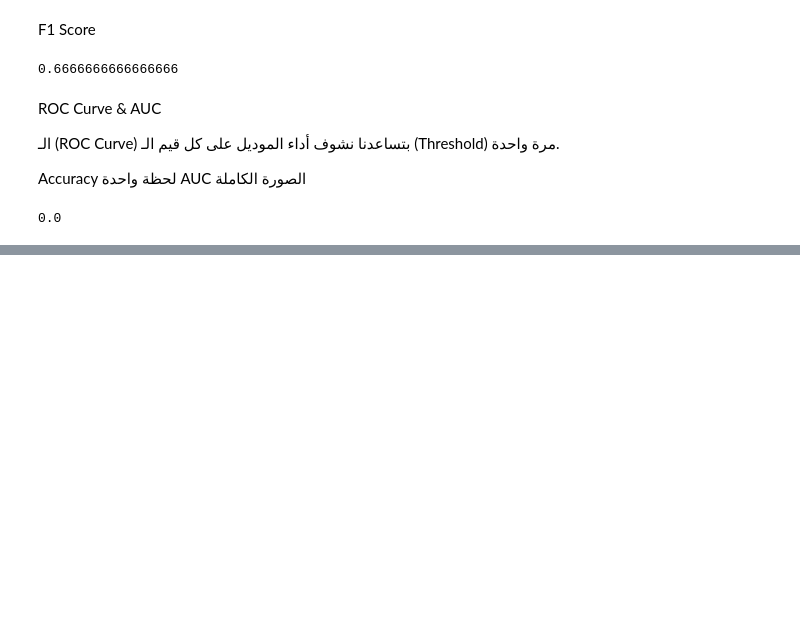
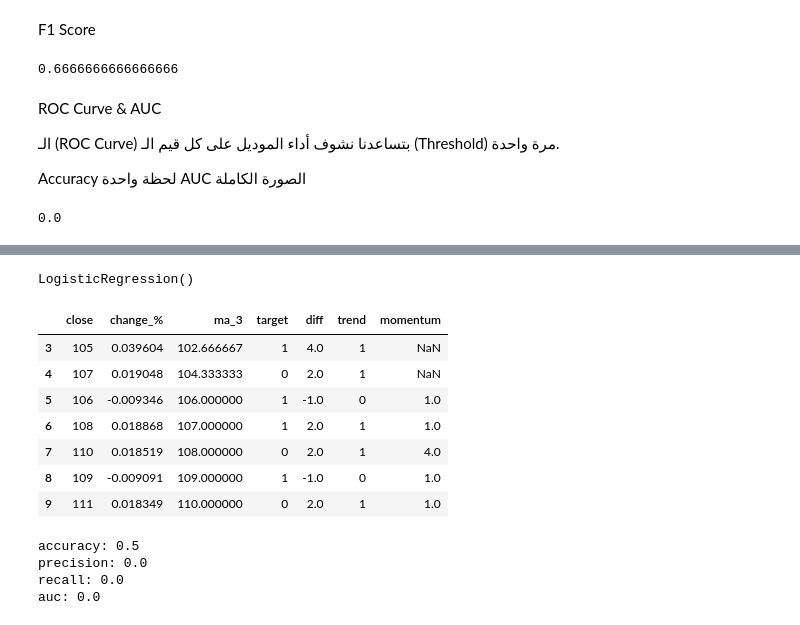
Before and after one commit to hady872/AI_Learning_Journey, a Jupyter notebook: machine_learning/ML_basics.ipynb, the cells around one changed output, grey strips where cells are left out. Drawn from its saved outputs; the diff is of its cells as text; code cells hidden in the pictures; blank space fills up the shorter version.

```diff
--- a/machine_learning/ML_basics.ipynb
+++ b/machine_learning/ML_basics.ipynb
@@ -635,0 +717,2 @@ df.head()
+# %%
+df["diff"] = df["close"].diff()
@@ -635,0 +731,3 @@ df.head()
+# %%
+df = df.dropna()
+df
@@ -635,0 +743,4 @@ df.head()
+# %%
+df["trend"] = (df["close"] > df["ma_3"]).astype(int)
+# %%
+df["momentum"] = df["close"] - df["close"].shift(2)
@@ -635,0 +760,32 @@ df.head()
+# %%
+from sklearn.linear_model import LogisticRegression
+
+model = LogisticRegression()
+
+model.fit(x_train, y_train)
+# %% [output]
+LogisticRegression()
+# %%
+df
+# %% [output]
+|  | close | change_% | ma_3 | target | diff | trend | momentum |
+| 3 | 105 | 0.039604 | 102.666667 | 1 | 4.0 | 1 | NaN |
+| 4 | 107 | 0.019048 | 104.333333 | 0 | 2.0 | 1 | NaN |
+| 5 | 106 | -0.009346 | 106.000000 | 1 | -1.0 | 0 | 1.0 |
+| 6 | 108 | 0.018868 | 107.000000 | 1 | 2.0 | 1 | 1.0 |
+| 7 | 110 | 0.018519 | 108.000000 | 0 | 2.0 | 1 | 4.0 |
+| 8 | 109 | -0.009091 | 109.000000 | 1 | -1.0 | 0 | 1.0 |
+| 9 | 111 | 0.018349 | 110.000000 | 0 | 2.0 | 1 | 1.0 |
+# %%
+from sklearn.metrics import accuracy_score, precision_score, recall_score, f1_score, roc_auc_score
+
+print("accuracy:", accuracy_score(y_test, y_pred))
+print("precision:", precision_score(y_test, y_pred))
+
+print("recall:", recall_score(y_test, y_pred))
+print("auc:", roc_auc_score(y_test, y_prob))
+# %% [output]
+accuracy: 0.5
+precision: 0.0
+recall: 0.0
+auc: 0.0
```
Also changed, not shown: parts of 30 cells of this notebook.
